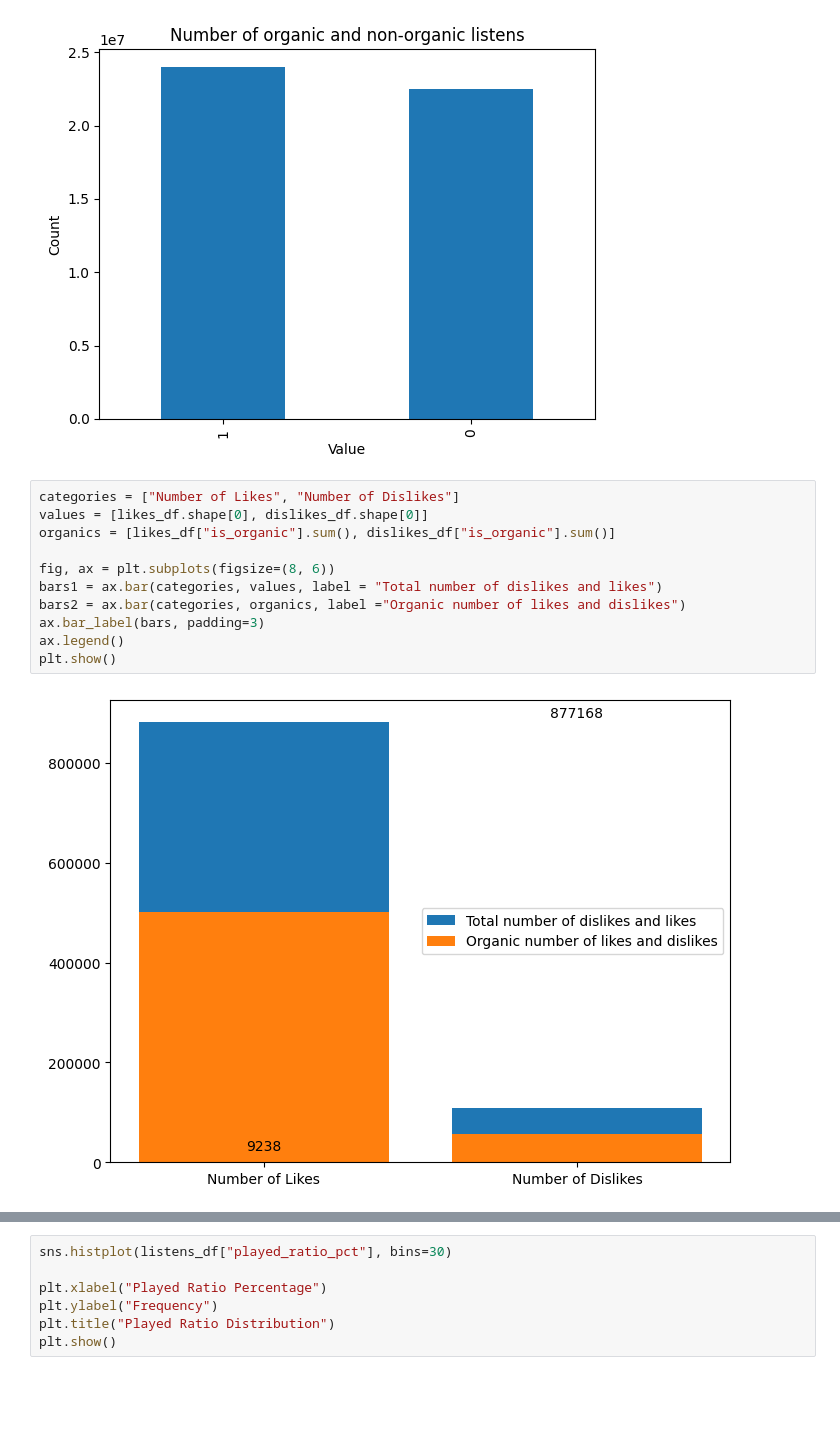
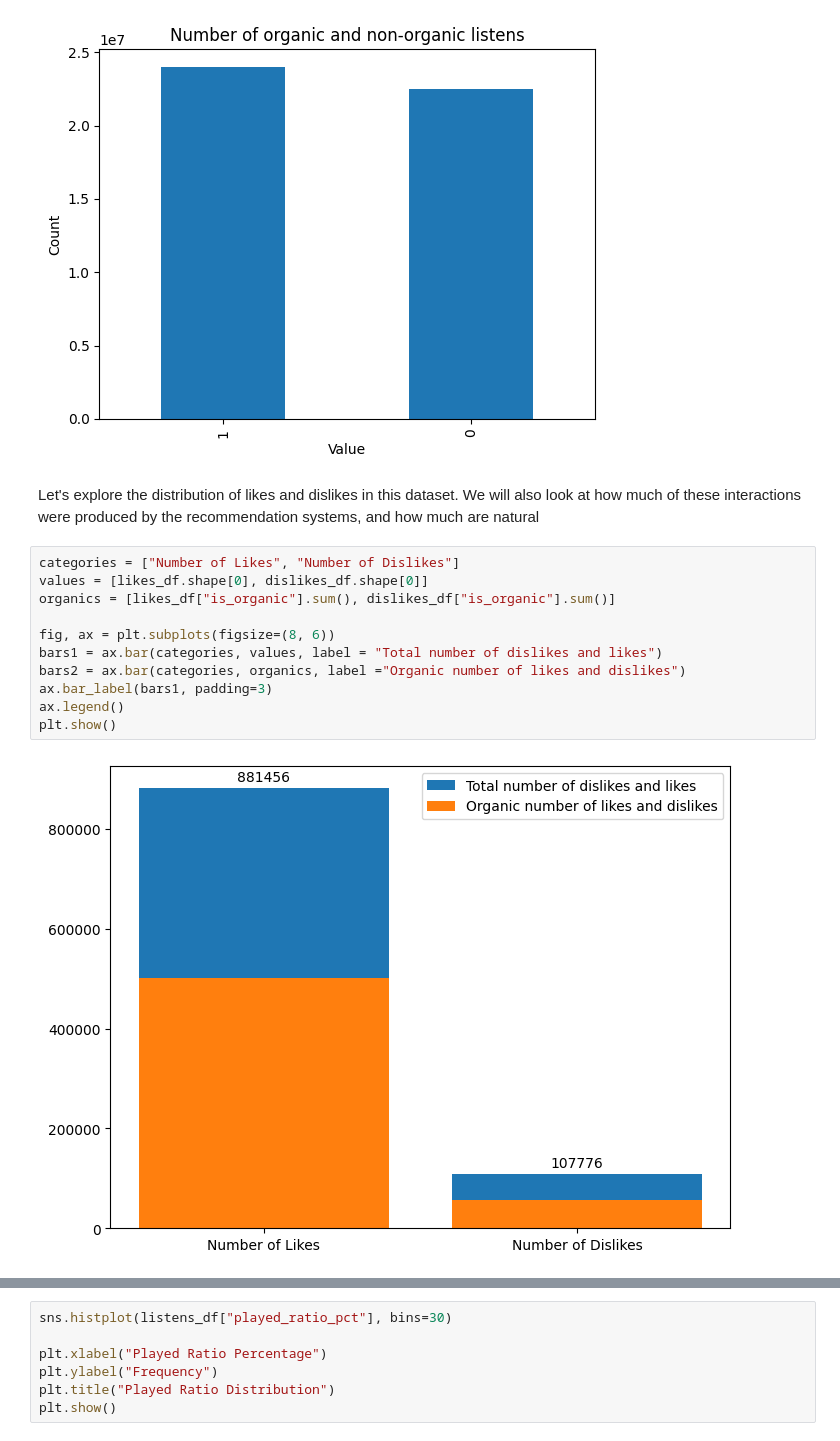
Before and after one commit to bulatsharif/GraphNN-Yambda-RecommendationSystem, a Jupyter notebook: Exploratory_Data_Analysis/Yambda_EDA.ipynb, the cells around one changed output, grey strips where cells are left out. Drawn from its saved outputs; the diff is of its cells as text; blank space fills up the shorter version.

```diff
--- a/Exploratory_Data_Analysis/Yambda_EDA.ipynb
+++ b/Exploratory_Data_Analysis/Yambda_EDA.ipynb
@@ -82,16 +113,18 @@ plt.ylabel("Count")
 plt.show()
 # %% [output]
 [figure]
+# %% [markdown]
+Let's explore the distribution of likes and dislikes in this dataset. We will also look at how much of these interactions were produced by the recommendation systems, and how much are natural
 # %%
 categories = ["Number of Likes", "Number of Dislikes"]
 values = [likes_df.shape[0], dislikes_df.shape[0]]
 organics = [likes_df["is_organic"].sum(), dislikes_df["is_organic"].sum()]
 
 fig, ax = plt.subplots(figsize=(8, 6))
 bars1 = ax.bar(categories, values, label = "Total number of dislikes and likes")
 bars2 = ax.bar(categories, organics, label ="Organic number of likes and dislikes")
-ax.bar_label(bars, padding=3)
+ax.bar_label(bars1, padding=3)
 ax.legend()
 plt.show()
 # %% [output]
-[figure, old version]
+[figure, new version]
```
Also changed, not shown: parts of 32 cells of this notebook.
